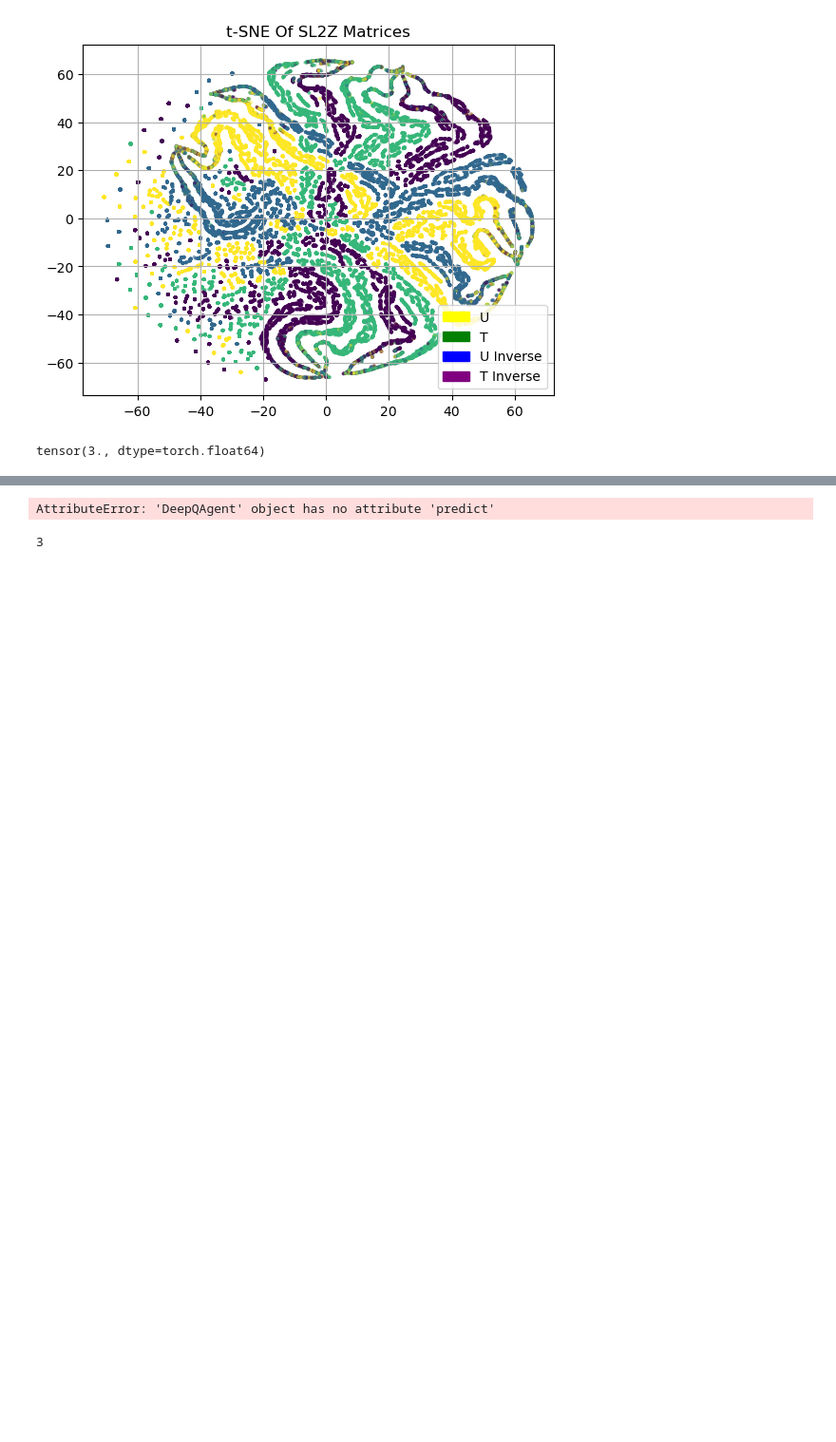
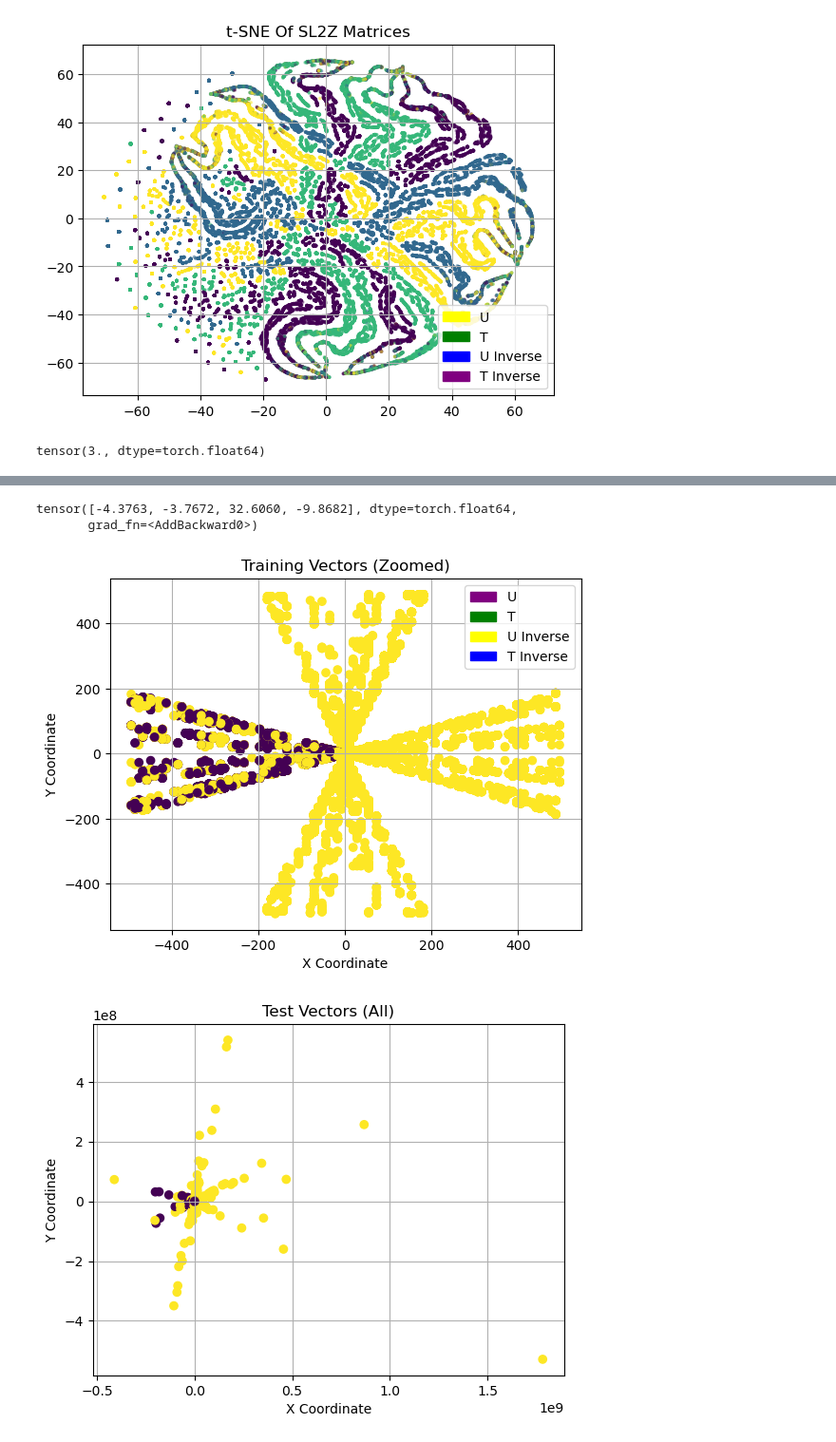
Before and after one commit to MXM-MachineLearning/MXM_AI_Ellenberg, a Jupyter notebook: SL2_Z/Q_learning/deep_Q_learning.ipynb, the cells around one changed output, grey strips where cells are left out. Shown at 95% size. Saved outputs shown, nothing was run; the diff lists cells and outputs as text; code cells hidden in the pictures; blank space fills up the shorter version.

Commit message:
Deep Q training implemented and initially tested

```diff
--- a/SL2_Z/Q_learning/deep_Q_learning.ipynb
+++ b/SL2_Z/Q_learning/deep_Q_learning.ipynb
@@ -33,13 +33,13 @@ class DeepQModel(nn.Module):
     def __init__(self, input_size, output_size):
         super(DeepQModel, self).__init__()
         self.stack = nn.Sequential(
-            nn.Linear(input_size, 128),
+            nn.Linear(input_size, 128, dtype=torch.float64),
             nn.ReLU(),
-            nn.Linear(128, 64),
+            nn.Linear(128, 64, dtype=torch.float64),
             nn.ReLU(),
-            nn.Linear(64, 16),
+            nn.Linear(64, 16, dtype=torch.float64),
             nn.ReLU(),
-            nn.Linear(16, output_size),
+            nn.Linear(16, output_size, dtype=torch.float64),
         )
 
     def forward(self, x: torch.Tensor) -> torch.Tensor:
@@ -266,4 +293,5 @@ RuntimeError: mat1 and mat2 must have the same dtype
 # %%
-dqa.predict(U)
+dqa.predict(U.flatten())
 # %% [output]
-AttributeError: 'DeepQAgent' object has no attribute 'predict'
+tensor([-4.3763, -3.7672, 32.6060, -9.8682], dtype=torch.float64,
+       grad_fn=<AddBackward0>)
@@ -276,5 +298,23 @@ class TestCls:
-# %%
-tc = TestCls()
-tc.get_a()
-# %% [output]
-3
+# %%
+q_vals, pred_action_idx = dqa.mainModel.forward(matrices_train.reshape(69999, 4)).max(dim=1, keepdim=True)
+# %%
+plt.scatter(x_train[train_mask], y_train[train_mask], c=pred_action_idx[train_mask.flatten()])
+plt.xlabel('X Coordinate')
+plt.ylabel('Y Coordinate')
+plt.title('Training Vectors (Zoomed)')
+plt.grid(True)
+plt.legend(handles=[mpatches.Patch(color='Purple', label='U'),
+                    mpatches.Patch(color='Green', label='T'),
+                    mpatches.Patch(color='Yellow', label='U Inverse'),
+                    mpatches.Patch(color='Blue', label='T Inverse')])
+plt.show()
+
+plt.scatter(x_train, y_train, c=pred_action_idx)
+plt.xlabel('X Coordinate')
+plt.ylabel('Y Coordinate')
+plt.title('Test Vectors (All)')
+plt.grid(True)
+plt.show()
+# %% [output]
+[figure, added]
+[figure, added]
```
Also changed, not shown: parts of 7 cells of this notebook.
